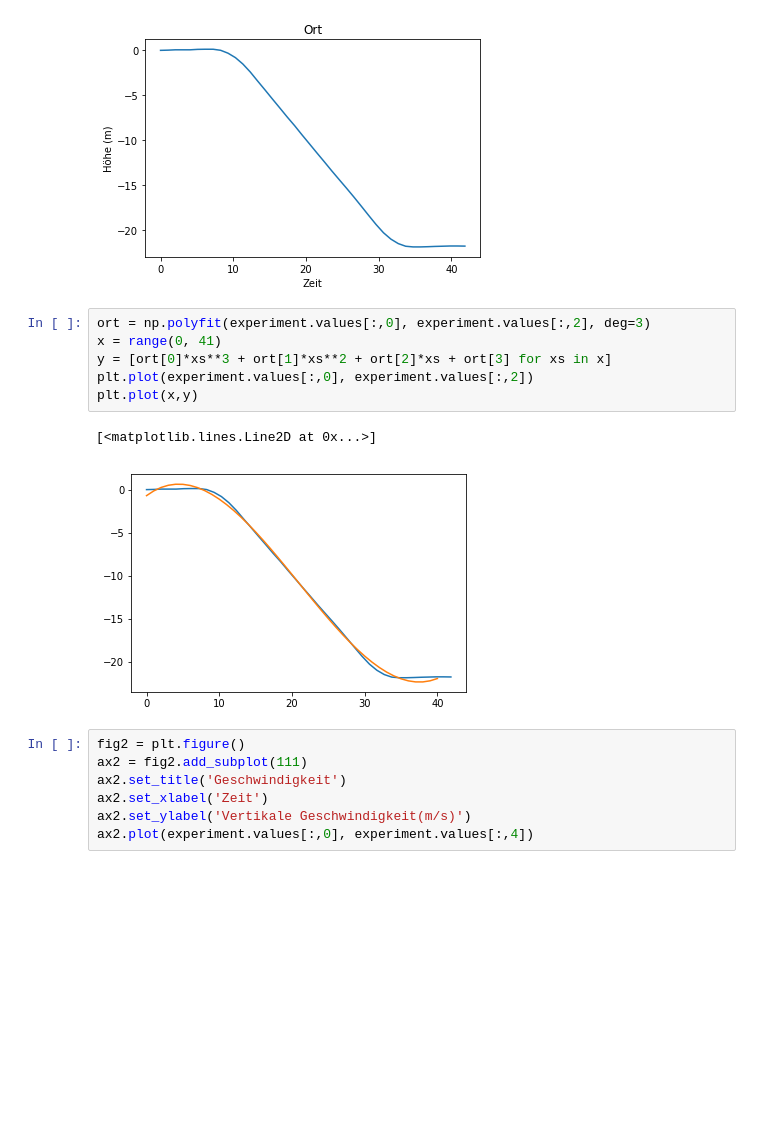
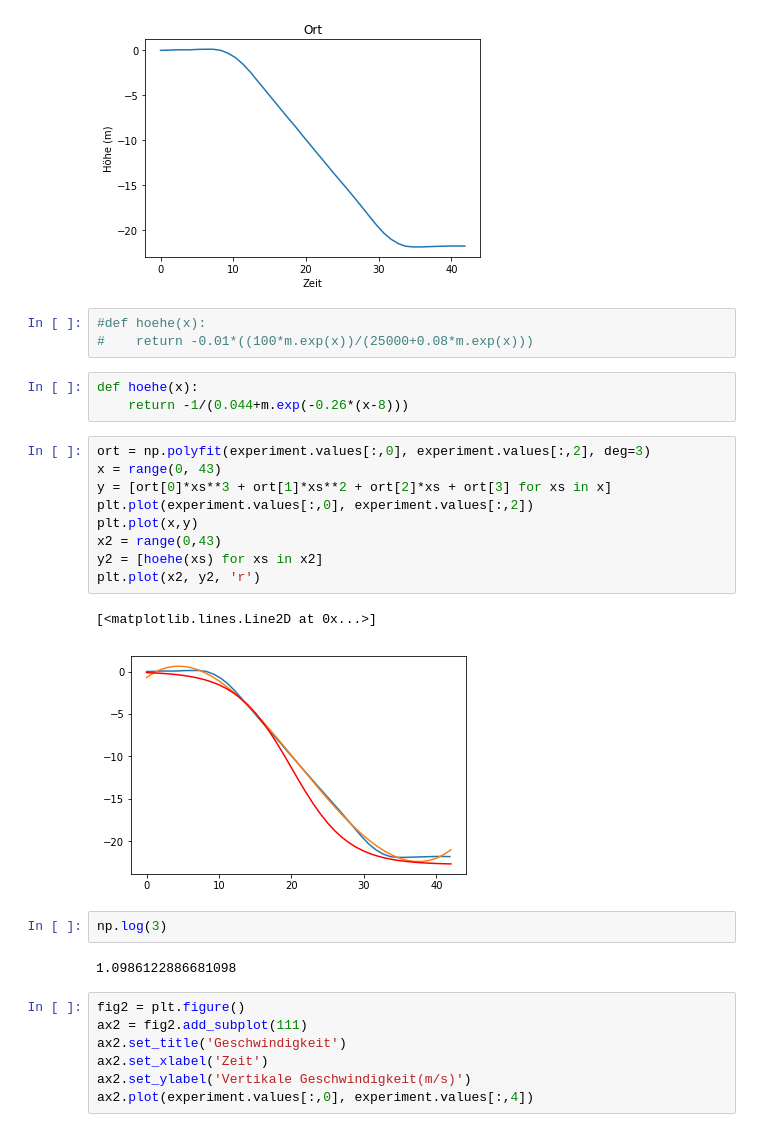
Before and after one commit to Yetingo1/Modellbildung-und-Simulation, a Jupyter notebook: Klassiche Mechanik 1.ipynb, the cells around one changed output. Saved outputs shown, nothing was run; the diff lists cells and outputs as text; blank space fills up the shorter version.

```diff
--- a/Klassiche Mechanik 1.ipynb
+++ b/Klassiche Mechanik 1.ipynb
@@ -24,15 +25,28 @@ ax1.plot(experiment.values[:,0], experiment.values[:,2])
 # %% [output]
 [<matplotlib.lines.Line2D at 0x...>]
 [figure]
+# %%
+#def hoehe(x):
+#    return -0.01*((100*m.exp(x))/(25000+0.08*m.exp(x)))
+# %%
+def hoehe(x):
+    return -1/(0.044+m.exp(-0.26*(x-8)))
 # %%
 ort = np.polyfit(experiment.values[:,0], experiment.values[:,2], deg=3)
-x = range(0, 41)
+x = range(0, 43)
 y = [ort[0]*xs**3 + ort[1]*xs**2 + ort[2]*xs + ort[3] for xs in x]
 plt.plot(experiment.values[:,0], experiment.values[:,2])
 plt.plot(x,y)
+x2 = range(0,43)
+y2 = [hoehe(xs) for xs in x2]
+plt.plot(x2, y2, 'r')
 # %% [output]
 [<matplotlib.lines.Line2D at 0x...>]
-[figure, old version]
+[figure, new version]
+# %%
+np.log(3)
+# %% [output]
+1.0986122886681098
 # %%
 fig2 = plt.figure()
 ax2 = fig2.add_subplot(111)
```
Also changed, not shown: parts of 1 cell of this notebook.
